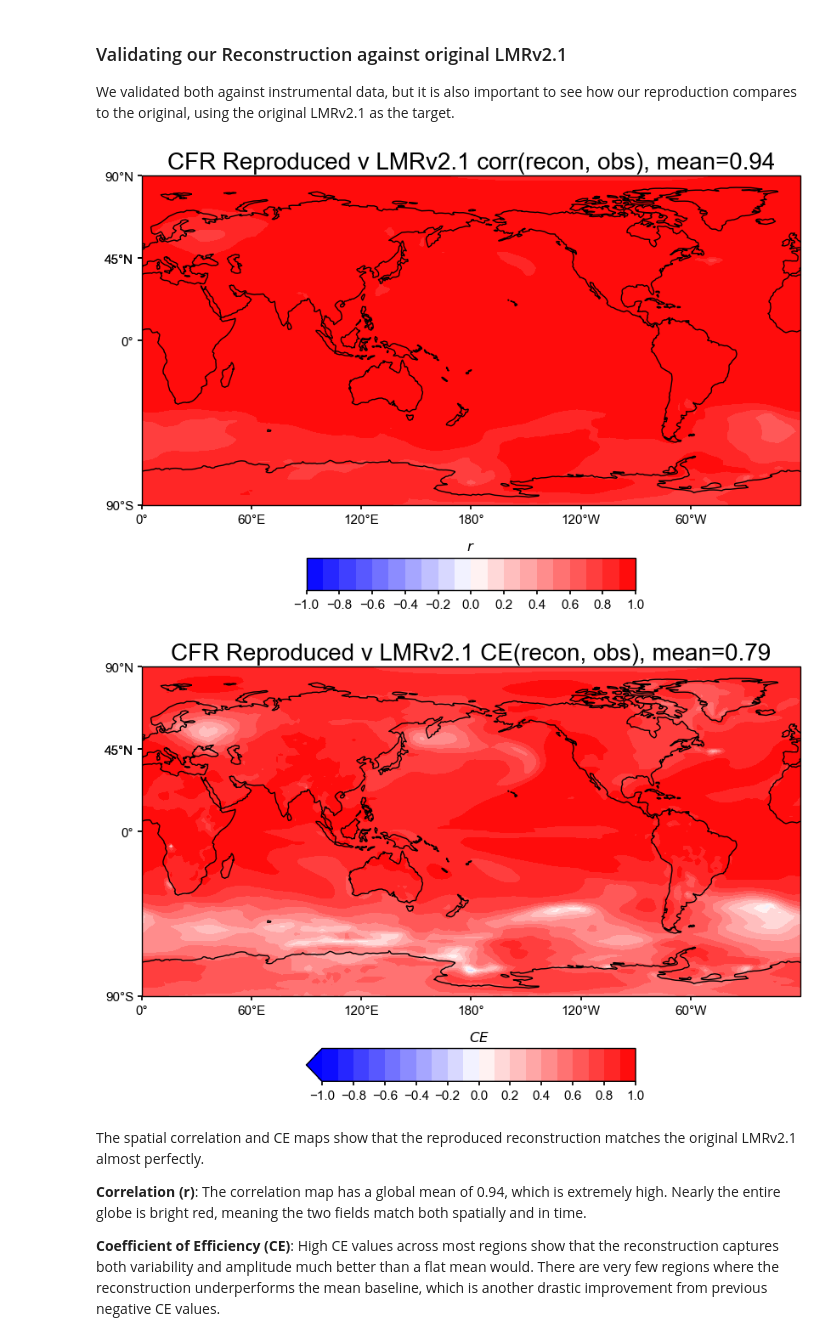
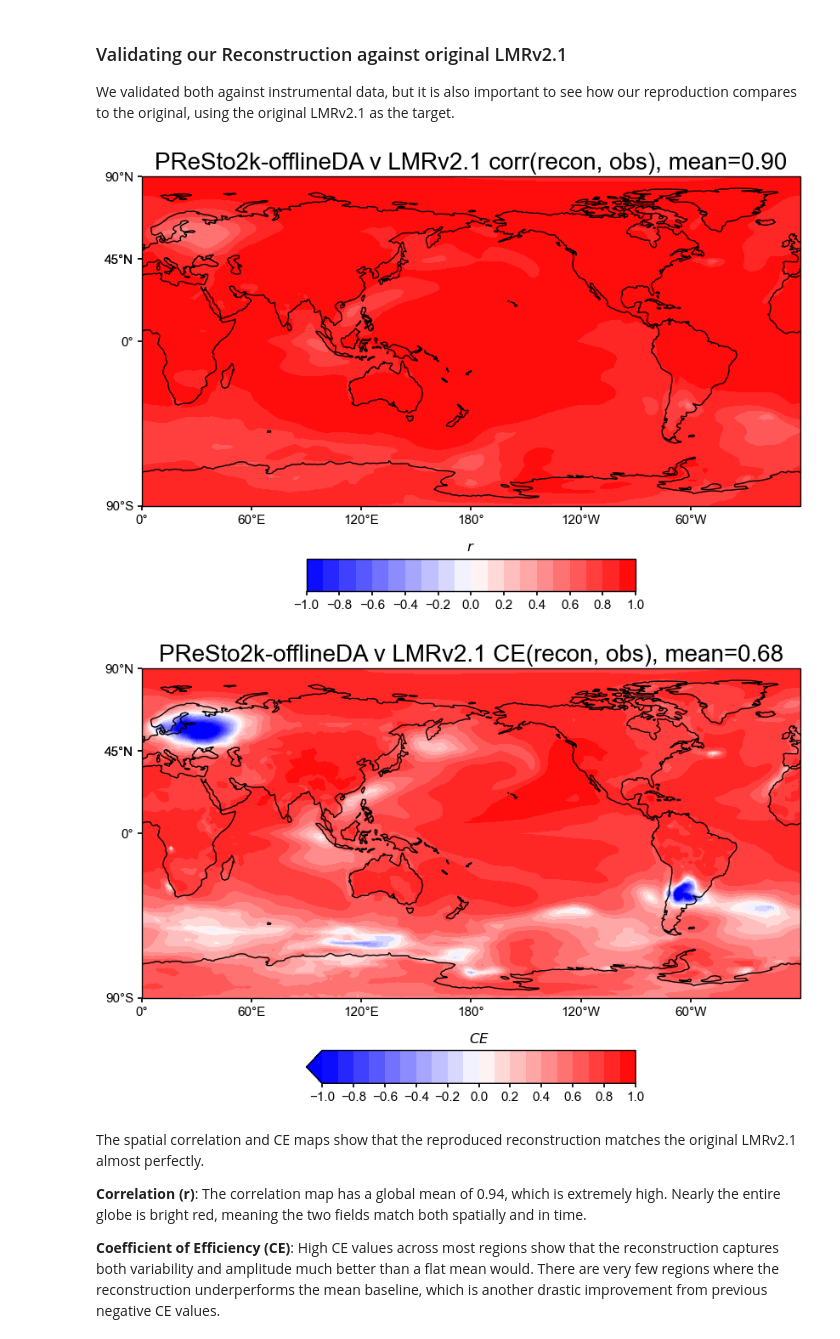
Before and after one commit to LinkedEarth/presto2k_cfr_pb, a Jupyter notebook: notebooks/validation/C03_a_validation.ipynb, the cells around one changed output. Cells and saved outputs as stored; diff of their text form; code cells hidden in the pictures.

```diff
--- a/notebooks/validation/C03_a_validation.ipynb
+++ b/notebooks/validation/C03_a_validation.ipynb
@@ -36,7 +30,7 @@
 
 > Note: Here we are validating the reconstruction using the proxy database derived from Step 2b filtered by archive and resolution. Results will vary slightly by variant of Step 2.
 # %%
-res = cfr.ReconRes('./recons/lmr_reproduce_pda_ptype_res/')
+res = cfr.ReconRes('./recons/lmr_reproduce_lipd/')
 res.load(['tas', 'tas_gm'])
 # %% [markdown]
 ### Load GMST from our Recon Job
@@ -666,7 +652,7 @@ valid_fdb = res.recons['tas'].compare(
 # Plot with updated settings
 valid_fdb.plot_kwargs.update({'cbar_orientation': 'horizontal', 'cbar_pad': 0.1})
 fig, ax = valid_fdb.plot(
-    title=f'CFR Reproduced v LMRv2.1 corr(recon, obs), mean={valid_fdb.geo_mean().value[0,0]:.2f}',
+    title=f'PReSto2k-offlineDA v LMRv2.1 corr(recon, obs), mean={valid_fdb.geo_mean().value[0,0]:.2f}',
     projection='PlateCarree',
     latlon_range=(-90, 90, 0, 360),
     plot_cbar=True,
@@ -676,29 +662,29 @@ fig, ax = valid_fdb.plot(
 
 cfr.showfig(fig)
 # %% [output]
-[figure, old version]
+[figure, new version]
 # %%
 # Then do the comparison
 valid_fdb = res.recons['tas'].compare(
     target_lmr_mean,
     stat='CE',
     timespan=(1880, 2000),
 )
 
 # Plot with updated settings
 valid_fdb.plot_kwargs.update({'cbar_orientation': 'horizontal', 'cbar_pad': 0.1})
 fig, ax = valid_fdb.plot(
-    title=f'CFR Reproduced v LMRv2.1 CE(recon, obs), mean={valid_fdb.geo_mean().value[0,0]:.2f}',
+    title=f'PReSto2k-offlineDA v LMRv2.1 CE(recon, obs), mean={valid_fdb.geo_mean().value[0,0]:.2f}',
     projection='PlateCarree',
     latlon_range=(-90, 90, 0, 360),
     plot_cbar=True,
     plot_proxydb=False,
     cmap='bwr'
 )
 
 cfr.showfig(fig)
 # %% [output]
-[figure, old version]
+[figure, new version]
 # %% [markdown]
 The spatial correlation and CE maps show that the reproduced reconstruction matches the original LMRv2.1 almost perfectly.
 
```
Also changed, not shown: parts of 22 cells of this notebook, 1 other file.
